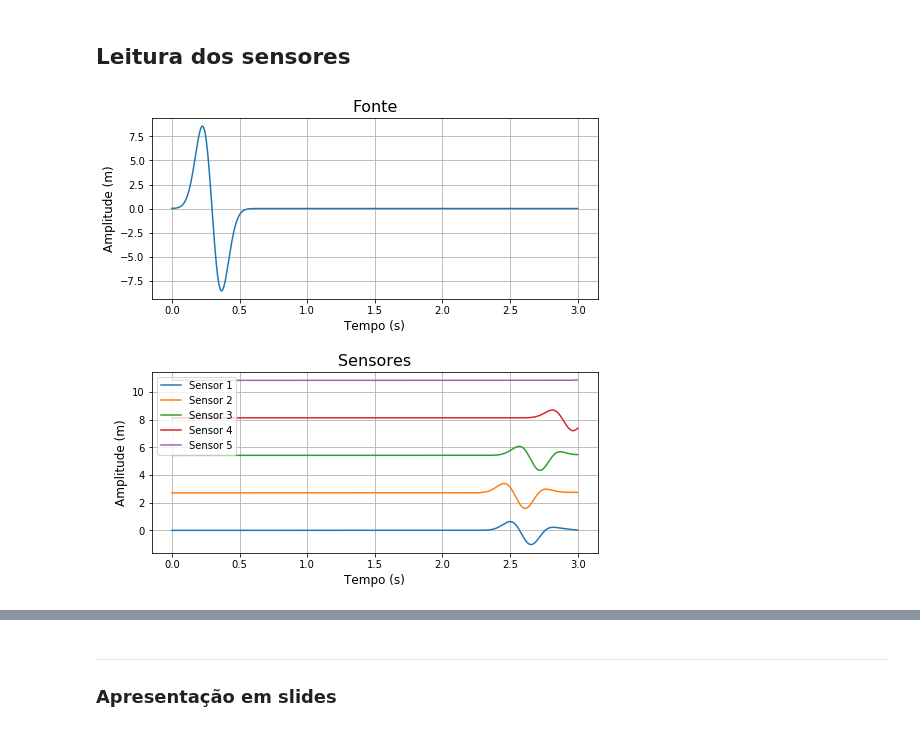
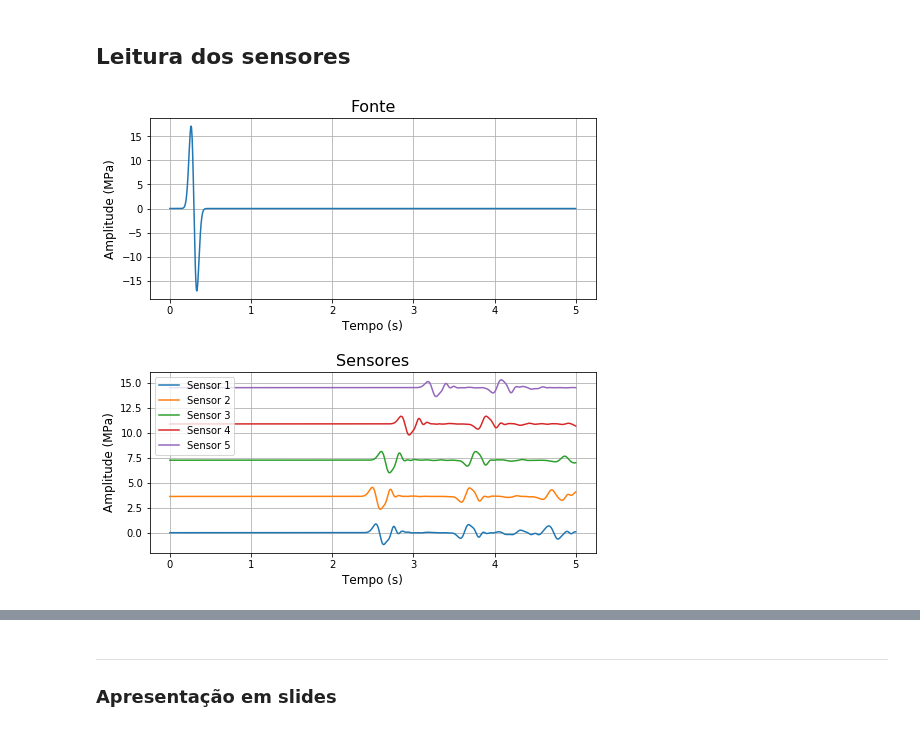
Before and after one commit to rmsrosa/modelagem_matematica, a Jupyter notebook: aulas/21.00-Aula21.ipynb, the cells around one changed output, grey strips where cells are left out. Drawn from its saved outputs; the diff is of its cells as text; code cells hidden in the pictures.

```diff
--- a/aulas/21.00-Aula21.ipynb
+++ b/aulas/21.00-Aula21.ipynb
@@ -363,7 +439,7 @@ $$
 
 Assim, definimos os parâmetros temporais
 # %%
-Tmax = 3.0 # tempo final (segundos)
+Tmax = 5.0 # tempo final (segundos)
 dt = dx*dz/np.sqrt(dx**2+dz**2)/np.max(c.max()) # passo temporal (segundos)
 nt = int(np.ceil(Tmax/dt))
 t_intervalo = np.arange(nt) * dt
@@ -385,7 +461,7 @@ Consideramos uma fonte de onda acústica em algum ponto no interior do domínio,
 fonte_pico_n = 100 # índice do instante de tempo do pico do sinal da fonte
 fonte_foco_i = 2*nx//5 # índice da posição longitudinal do foco
 fonte_foco_j = 2*nz//3 # índice da posição vertical do foco
-fonte_freq = 10.0 # frequência de onda fonte (Hertz)
+fonte_freq = 20.0 # frequência de onda fonte (Hertz)
 fonte_periodo = 1/fonte_freq # período de onda da fonte (segundos)
 
 print(f'Instante do pico da fonte do tremor: {1000*fonte_pico_n*dt:.2f} ms (na iteração número {fonte_pico_n})')
@@ -535,27 +611,27 @@ for n in range(nt):
 # %%
 plt.figure(figsize=(8, 8))
 
 plt.subplot(211)
 plt.grid()
 plt.plot(t_intervalo, fonte)
 plt.title('Fonte', fontsize=16)
 plt.xlabel('Tempo (s)', fontsize=12)
-plt.ylabel('Amplitude (m)', fontsize=12)
+plt.ylabel('Amplitude (MPa)', fontsize=12)
 
 
 plt.subplot(212)
 ymax = sismograma.ravel().max()
 kmax = len(sensor_i)
 plt.grid()
 for k in range(len(sensor_i)):
     plt.plot(t_intervalo, sismograma[k, :] + 4*ymax*k, label=f'Sensor {k+1}')
     plt.title('Sensores', fontsize=16)
     plt.xlabel('Tempo (s)', fontsize=12)
-    plt.ylabel('Amplitude (m)', fontsize=12)
+    plt.ylabel('Amplitude (MPa)', fontsize=12)
 plt.legend(loc='upper left')
 
 
 plt.subplots_adjust(hspace=0.4)
 plt.show()
 # %% [output]
-[figure, old version]
+[figure, new version]
```
Also changed, not shown: parts of 29 cells of this notebook, 3 other files.
